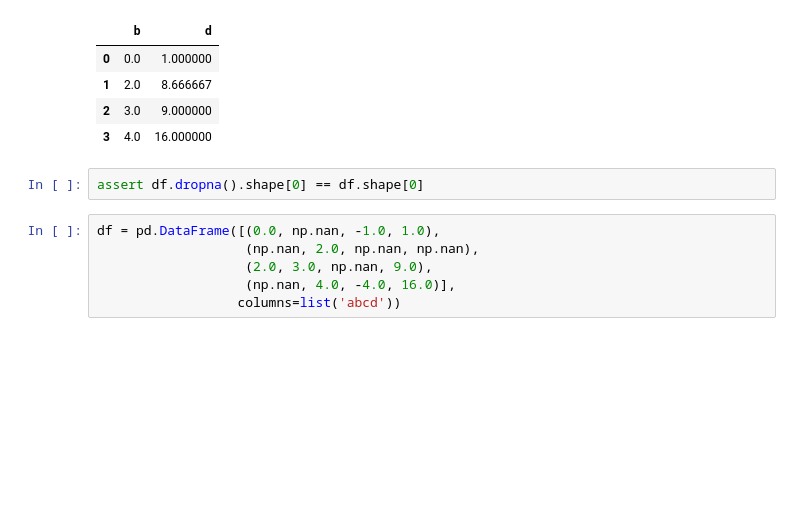
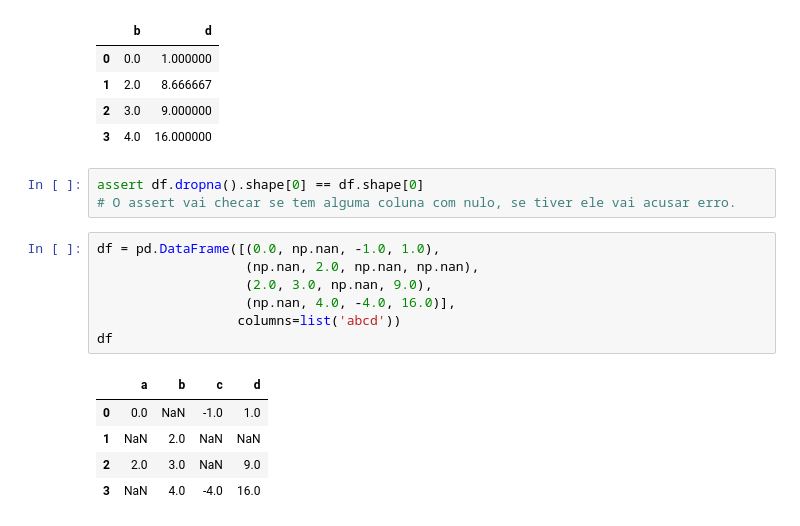
Before and after one commit to rafaelnpietro/DataScience, a Jupyter notebook: DNC/Exercicios/Data Cleaning e Data Wrangling/Operações/operações.ipynb, the cells around one changed output. Saved outputs shown, nothing was run; the diff lists cells and outputs as text; blank space fills up the shorter version.

```diff
--- a/DNC/Exercicios/Data Cleaning e Data Wrangling/Operações/operações.ipynb
+++ b/DNC/Exercicios/Data Cleaning e Data Wrangling/Operações/operações.ipynb
@@ -434,12 +453,20 @@ df.head()
 | 3 | 4.0 | 16.000000 |
 # %%
 assert df.dropna().shape[0] == df.shape[0]
+# O assert vai checar se tem alguma coluna com nulo, se tiver ele vai acusar erro.
 # %%
 df = pd.DataFrame([(0.0, np.nan, -1.0, 1.0),
                    (np.nan, 2.0, np.nan, np.nan),
                    (2.0, 3.0, np.nan, 9.0),
                    (np.nan, 4.0, -4.0, 16.0)],
                   columns=list('abcd'))
+df
+# %% [output]
+|  | a | b | c | d |
+| 0 | 0.0 | NaN | -1.0 | 1.0 |
+| 1 | NaN | 2.0 | NaN | NaN |
+| 2 | 2.0 | 3.0 | NaN | 9.0 |
+| 3 | NaN | 4.0 | -4.0 | 16.0 |
 # %%
 df.pipe(treat_na_fill, ['b', 'd'], {'b': 0, 'd': df.d.mean()}
         ).pipe(treat_na_drop, ['a', 'c'])
```
Also changed, not shown: parts of 19 cells of this notebook, 1 other file.
